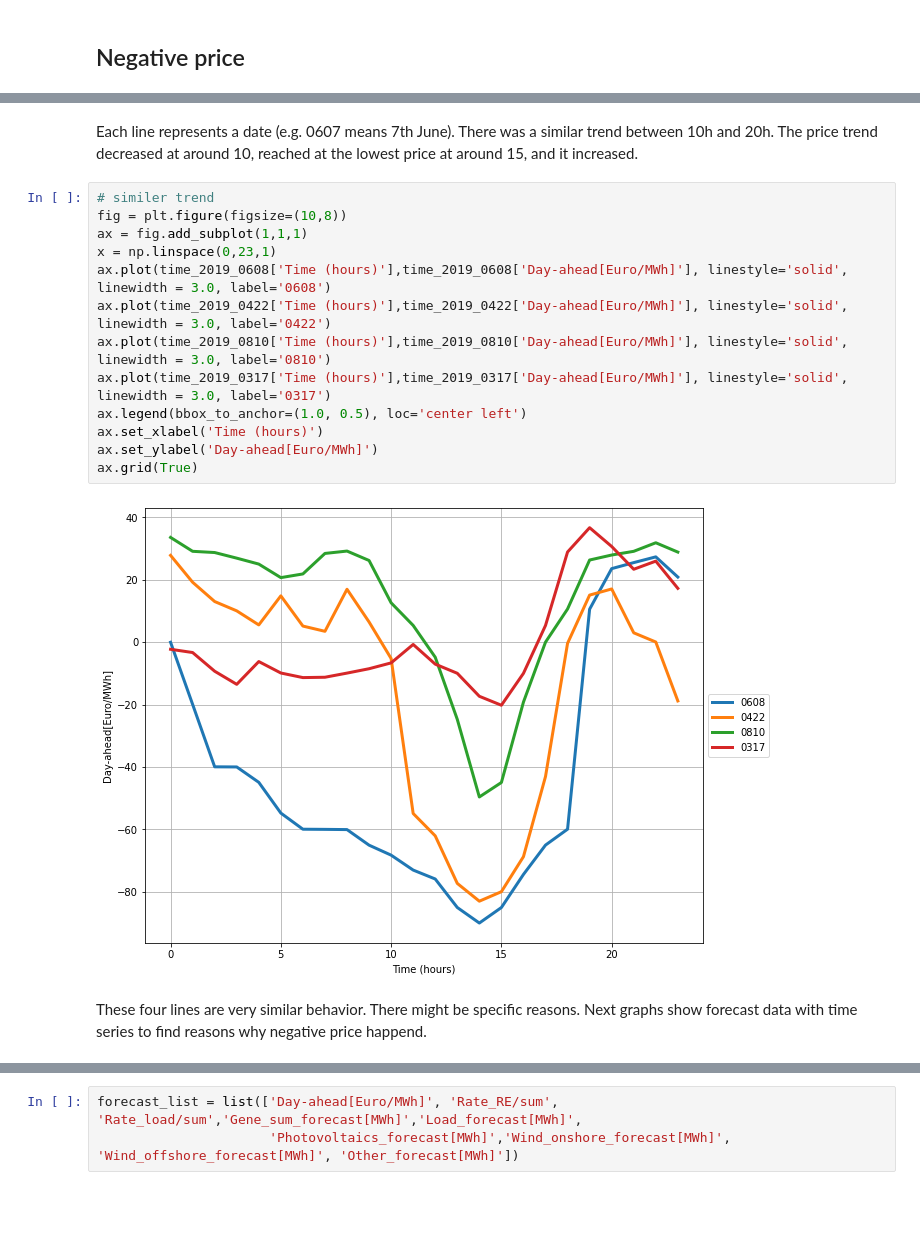
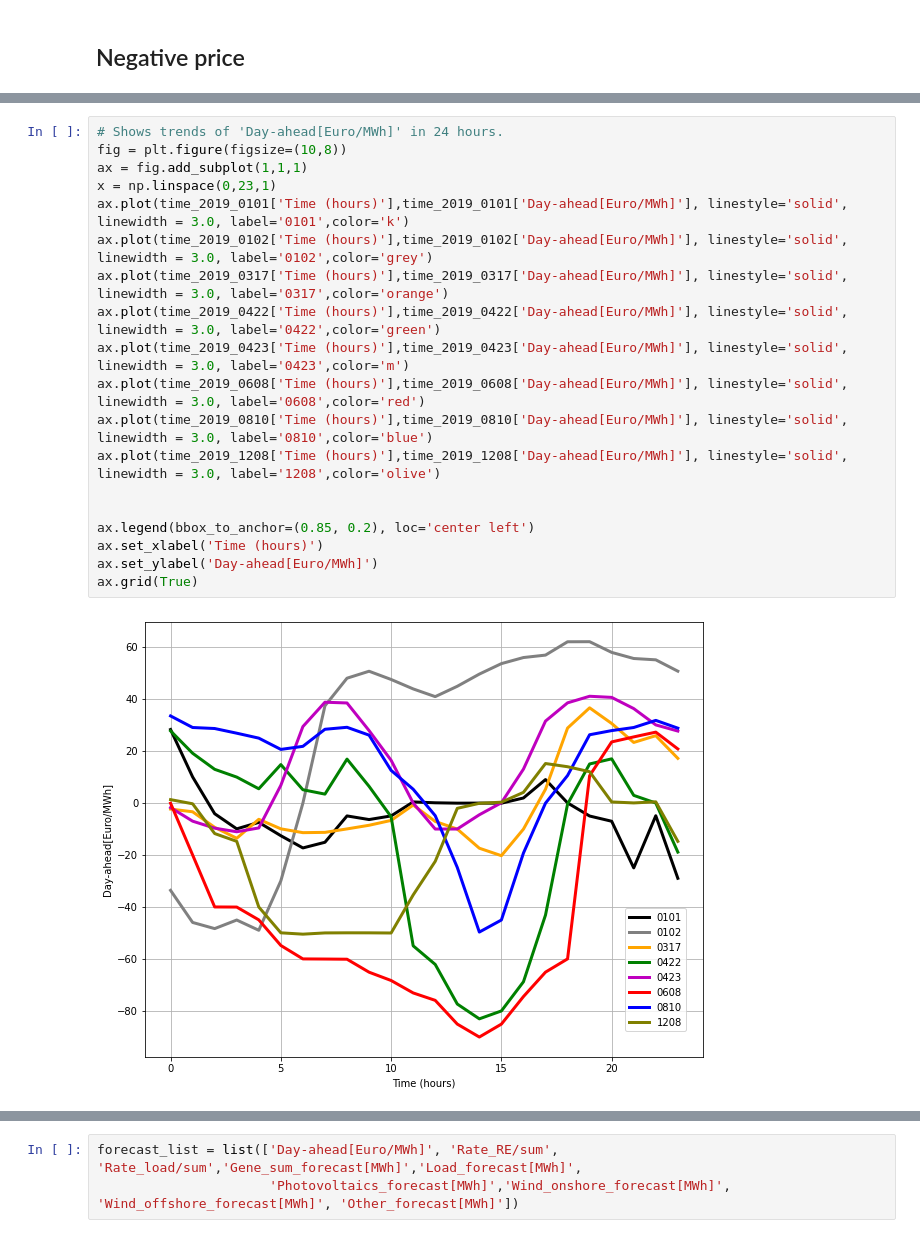
Before and after one commit to Shinji1992/Source-code, a Jupyter notebook: Data_analysis.ipynb, the cells around one changed output, grey strips where cells are left out. Drawn from its saved outputs; the diff is of its cells as text; blank space fills up the shorter version.

```diff
--- a/Data_analysis.ipynb
+++ b/Data_analysis.ipynb
@@ -298,19 +273,21 @@ ax.grid(True)
-# %% [markdown]
-Each line represents a date (e.g. 0607 means 7th June). There was a similar trend between 10h and 20h. The price trend decreased at around 10, reached at the lowest price at around 15, and it increased.
 # %%
-# similer trend
+# Shows trends of 'Day-ahead[Euro/MWh]' in 24 hours.
 fig = plt.figure(figsize=(10,8))
 ax = fig.add_subplot(1,1,1)
 x = np.linspace(0,23,1)
-ax.plot(time_2019_0608['Time (hours)'],time_2019_0608['Day-ahead[Euro/MWh]'], linestyle='solid', linewidth = 3.0, label='0608')
-ax.plot(time_2019_0422['Time (hours)'],time_2019_0422['Day-ahead[Euro/MWh]'], linestyle='solid', linewidth = 3.0, label='0422')
-ax.plot(time_2019_0810['Time (hours)'],time_2019_0810['Day-ahead[Euro/MWh]'], linestyle='solid', linewidth = 3.0, label='0810')
-ax.plot(time_2019_0317['Time (hours)'],time_2019_0317['Day-ahead[Euro/MWh]'], linestyle='solid', linewidth = 3.0, label='0317')
-ax.legend(bbox_to_anchor=(1.0, 0.5), loc='center left')
+ax.plot(time_2019_0101['Time (hours)'],time_2019_0101['Day-ahead[Euro/MWh]'], linestyle='solid', linewidth = 3.0, label='0101',color='k')
+ax.plot(time_2019_0102['Time (hours)'],time_2019_0102['Day-ahead[Euro/MWh]'], linestyle='solid', linewidth = 3.0, label='0102',color='grey')
+ax.plot(time_2019_0317['Time (hours)'],time_2019_0317['Day-ahead[Euro/MWh]'], linestyle='solid', linewidth = 3.0, label='0317',color='orange')
+ax.plot(time_2019_0422['Time (hours)'],time_2019_0422['Day-ahead[Euro/MWh]'], linestyle='solid', linewidth = 3.0, label='0422',color='green')
+ax.plot(time_2019_0423['Time (hours)'],time_2019_0423['Day-ahead[Euro/MWh]'], linestyle='solid', linewidth = 3.0, label='0423',color='m')
+ax.plot(time_2019_0608['Time (hours)'],time_2019_0608['Day-ahead[Euro/MWh]'], linestyle='solid', linewidth = 3.0, label='0608',color='red')
+ax.plot(time_2019_0810['Time (hours)'],time_2019_0810['Day-ahead[Euro/MWh]'], linestyle='solid', linewidth = 3.0, label='0810',color='blue')
+ax.plot(time_2019_1208['Time (hours)'],time_2019_1208['Day-ahead[Euro/MWh]'], linestyle='solid', linewidth = 3.0, label='1208',color='olive')
+
+
+ax.legend(bbox_to_anchor=(0.85, 0.2), loc='center left')
 ax.set_xlabel('Time (hours)')
 ax.set_ylabel('Day-ahead[Euro/MWh]')
 ax.grid(True)
 # %% [output]
-[figure, old version]
+[figure, new version]
-# %% [markdown]
-These four lines are very similar behavior. There might be specific reasons. Next graphs show forecast data with time series to find reasons why negative price happend.
```
Also changed, not shown: parts of 44 cells of this notebook.
